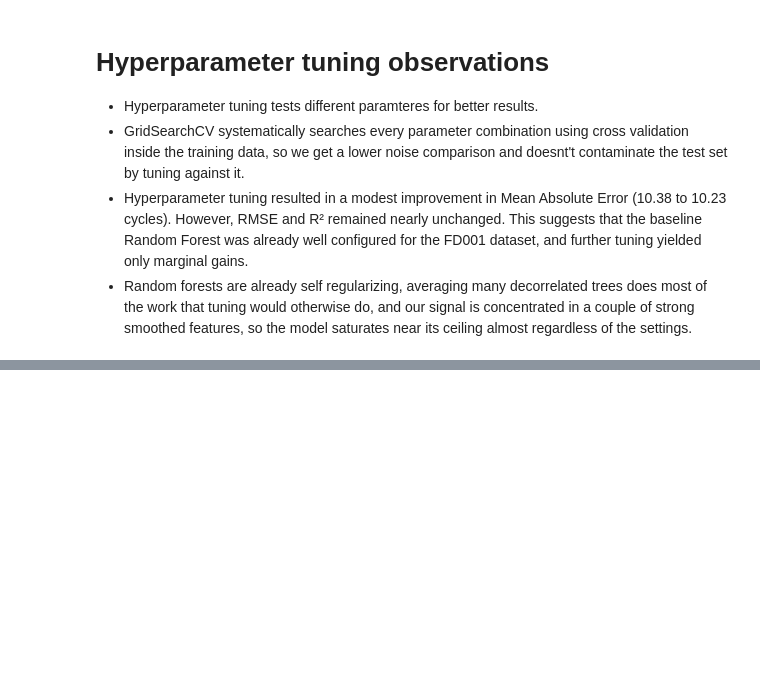
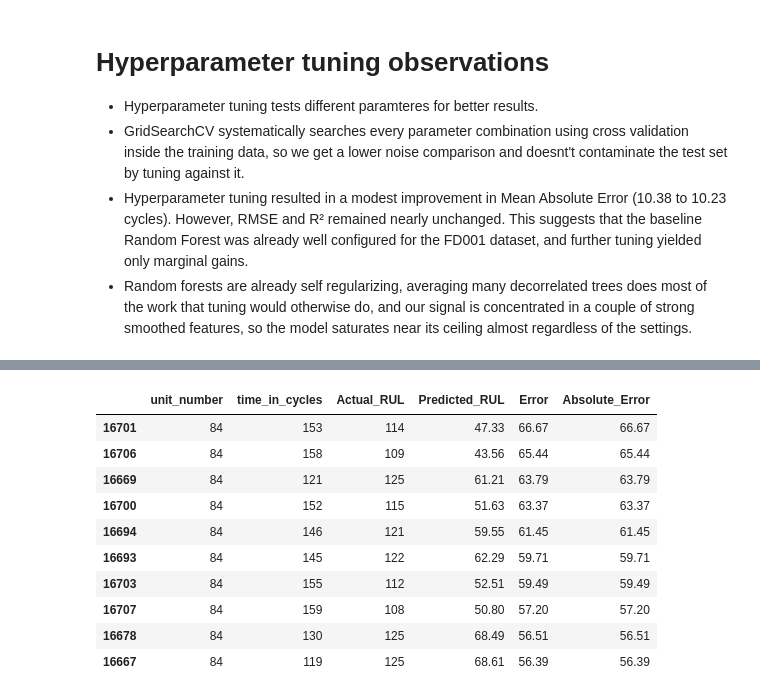
Before and after one commit to morgan-swe/Nasa-Rocket-Engine-Predictive-Maintenance, a Jupyter notebook: notebooks/06_model_training.ipynb, the cells around one changed output, grey strips where cells are left out. Drawn from its saved outputs; the diff is of its cells as text; code cells hidden in the pictures; blank space fills up the shorter version.

Commit message:
Add worst model predictions

```diff
--- a/notebooks/06_model_training.ipynb
+++ b/notebooks/06_model_training.ipynb
@@ -668,0 +694,37 @@ plt.show()
+# %%
+error_df = pd.DataFrame({
+    # Keep the identifiers: without them a row of errors is anonymous and you
+    # can't tell one bad engine from a genuinely weak model.
+    "unit_number": df_model["unit_number"].loc[y_test.index],
+    "time_in_cycles": df_model["time_in_cycles"].loc[y_test.index],
+    "Actual_RUL": y_test,
+    "Predicted_RUL": rf_predictions
+})
+# %%
+error_df["Error"] = (
+    error_df["Actual_RUL"]
+    - error_df["Predicted_RUL"]
+)
+
+error_df["Absolute_Error"] = (
+    error_df["Error"].abs()
+)
+# %%
+worst_predictions = error_df.sort_values(
+    by="Absolute_Error",
+    ascending=False
+)
+
+worst_predictions.head(10)
+# %% [output]
+|  | unit_number | time_in_cycles | Actual_RUL | Predicted_RUL | Error | Absolute_Error |
+| 16701 | 84 | 153 | 114 | 47.33 | 66.67 | 66.67 |
+| 16706 | 84 | 158 | 109 | 43.56 | 65.44 | 65.44 |
+| 16669 | 84 | 121 | 125 | 61.21 | 63.79 | 63.79 |
+| 16700 | 84 | 152 | 115 | 51.63 | 63.37 | 63.37 |
+| 16694 | 84 | 146 | 121 | 59.55 | 61.45 | 61.45 |
+| 16693 | 84 | 145 | 122 | 62.29 | 59.71 | 59.71 |
+| 16703 | 84 | 155 | 112 | 52.51 | 59.49 | 59.49 |
+| 16707 | 84 | 159 | 108 | 50.80 | 57.20 | 57.20 |
+| 16678 | 84 | 130 | 125 | 68.49 | 56.51 | 56.51 |
+| 16667 | 84 | 119 | 125 | 68.61 | 56.39 | 56.39 |
```
Also changed, not shown: parts of 4 cells of this notebook.
